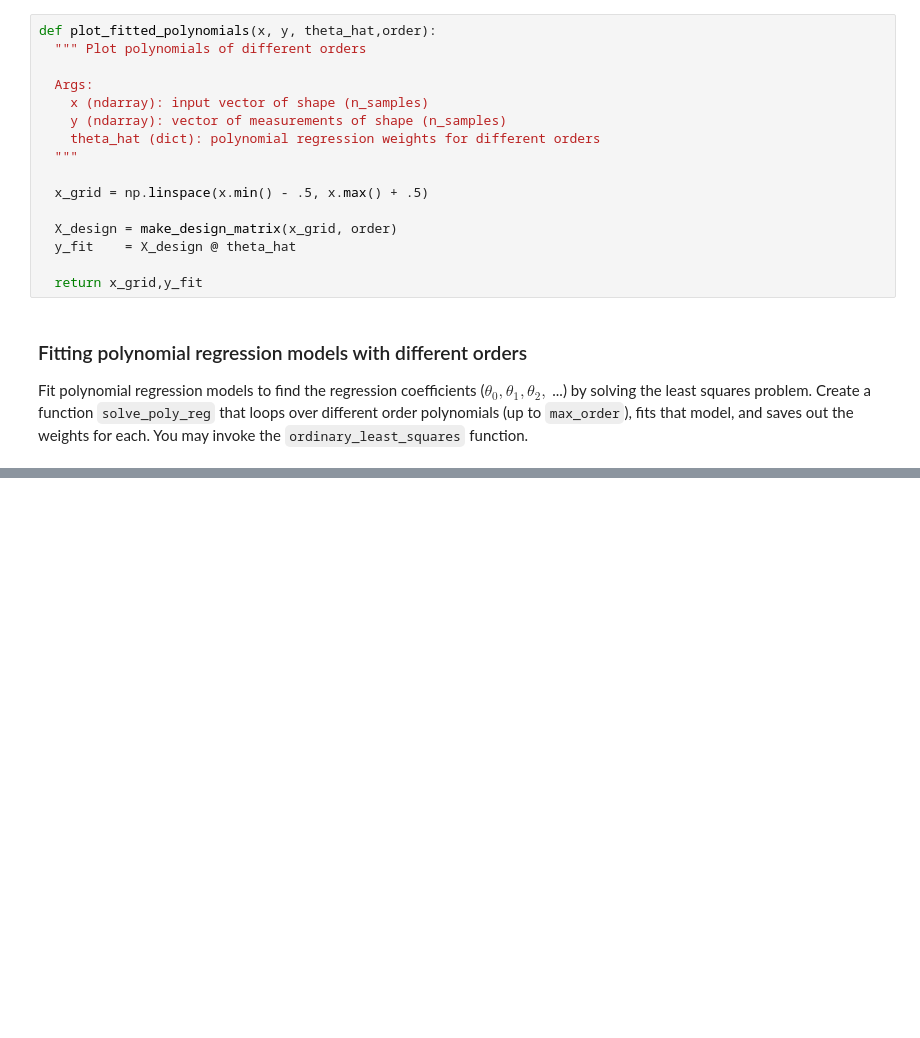
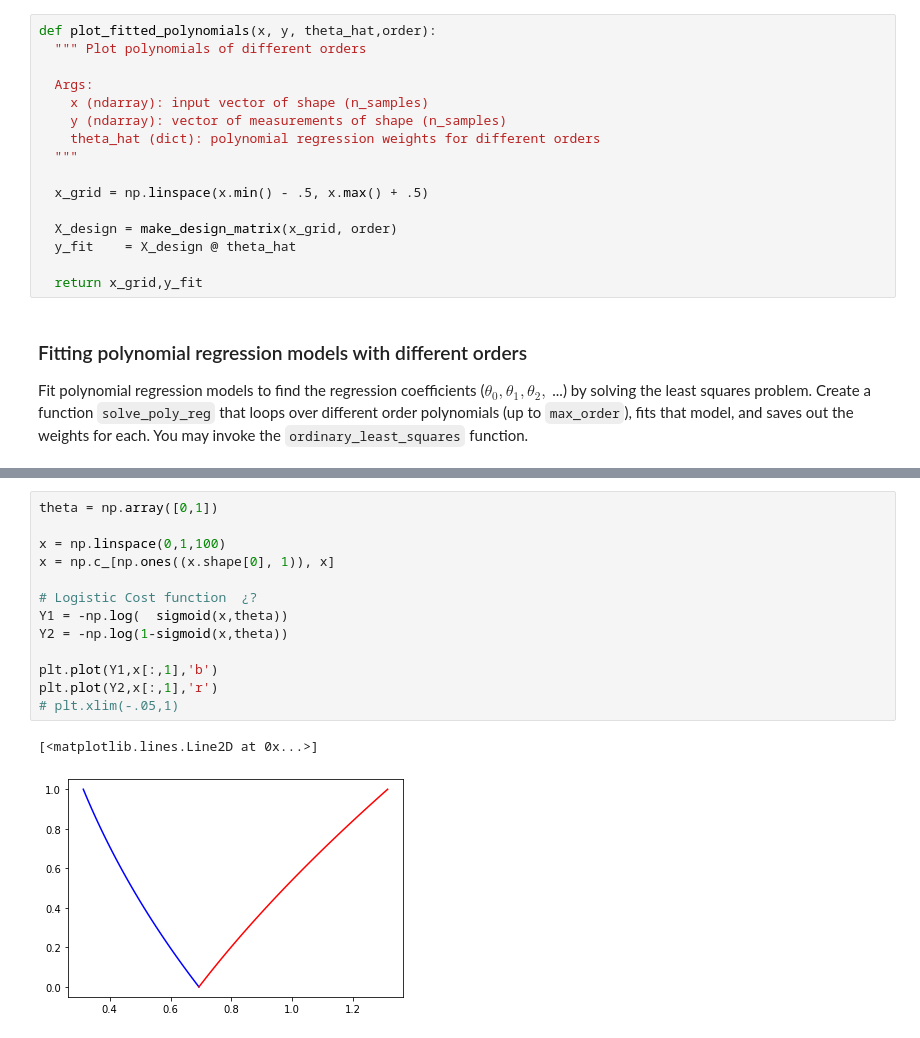
Before and after one commit to Tizartijo/LearnPhy_ML, a Jupyter notebook: Gradient_descent.ipynb, the cells around one changed output, grey strips where cells are left out. Drawn from its saved outputs; the diff is of its cells as text; blank space fills up the shorter version.

```diff
--- a/Gradient_descent.ipynb
+++ b/Gradient_descent.ipynb
@@ -232,0 +291,16 @@ plt.show()
+# %%
+theta = np.array([0,1])
+
+x = np.linspace(0,1,100)
+x = np.c_[np.ones((x.shape[0], 1)), x]
+
+# Logistic Cost function  ¿?
+Y1 = -np.log(  sigmoid(x,theta))
+Y2 = -np.log(1-sigmoid(x,theta))
+
+plt.plot(Y1,x[:,1],'b')
+plt.plot(Y2,x[:,1],'r')
+# plt.xlim(-.05,1)
+# %% [output]
+[<matplotlib.lines.Line2D at 0x...>]
+[figure, added]
```
Also changed, not shown: parts of 11 cells of this notebook.
